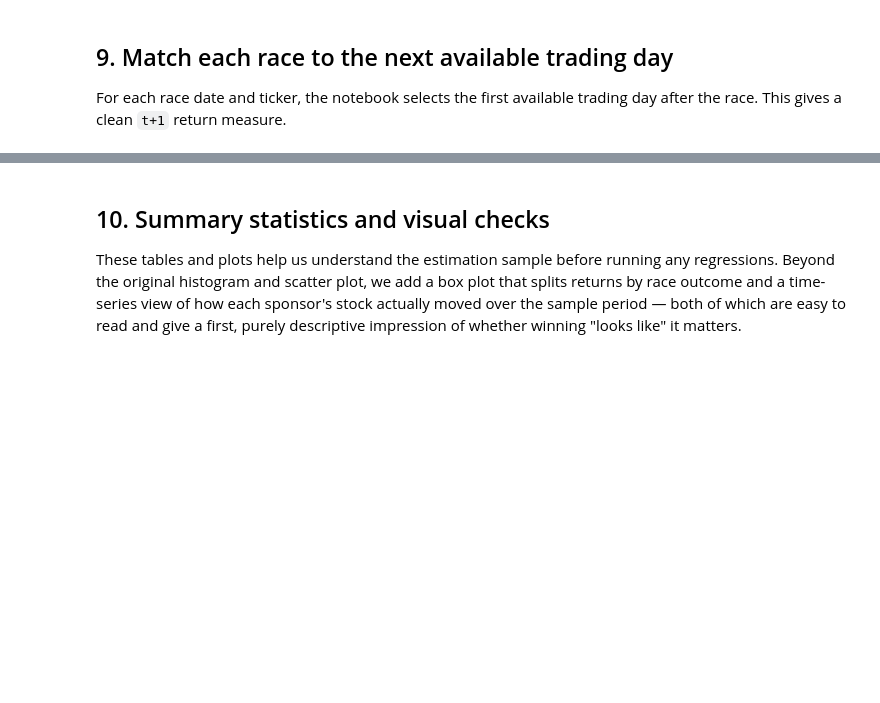
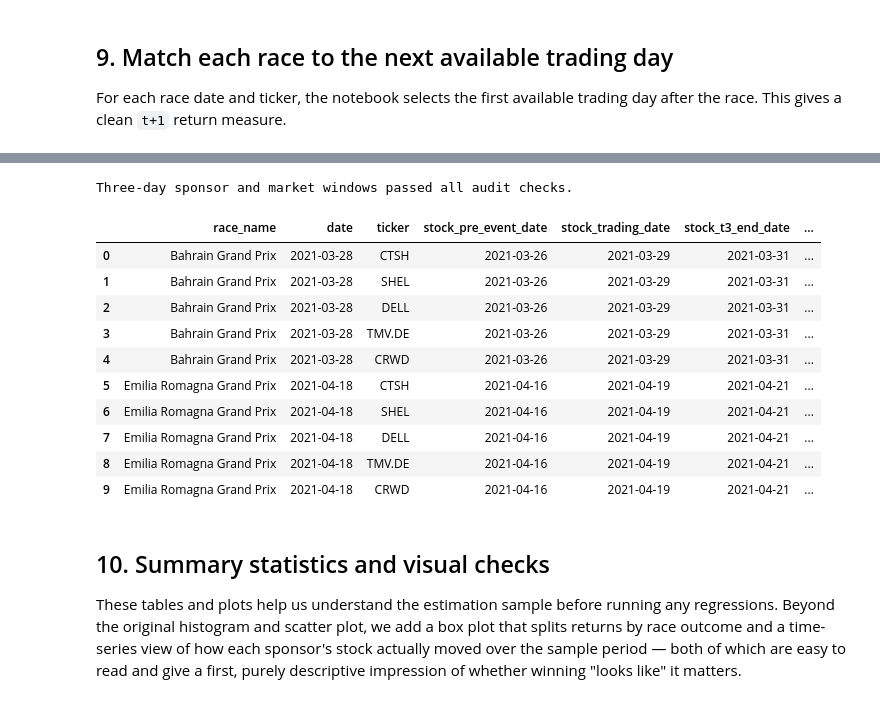
Before and after one commit to dhruv-shxh/f1-sponsor-stocks, a Jupyter notebook: f1_sponsor_analysis_final_robust_new.ipynb, the cells around one changed output, grey strips where cells are left out. Drawn from its saved outputs; the diff is of its cells as text; code cells hidden in the pictures; blank space fills up the shorter version.

```diff
--- a/f1_sponsor_analysis_final_robust_new.ipynb
+++ b/f1_sponsor_analysis_final_robust_new.ipynb
@@ -747,3 +804,60 @@ Duplicate columns: []
+# %%
+audit = analysis_finance.dropna(
+    subset=[
+        "stock_pre_event_date",
+        "stock_trading_date",
+        "stock_t3_end_date",
+        "stock_pre_event_close",
+        "stock_t3_end_close",
+        "stock_return_t3",
+        "market_pre_event_close",
+        "market_t3_end_close",
+        "market_return_t3",
+    ]
+).copy()
+
+assert (audit["stock_pre_event_date"] < audit["stock_trading_date"]).all()
+assert (audit["stock_trading_date"] < audit["stock_t3_end_date"]).all()
+
+assert np.allclose(
+    audit["stock_return_t3"],
+    audit["stock_t3_end_close"] / audit["stock_pre_event_close"] - 1
+)
+
+assert np.allclose(
+    audit["market_return_t3"],
+    audit["market_t3_end_close"] / audit["market_pre_event_close"] - 1
+)
+
+print("Three-day sponsor and market windows passed all audit checks.")
+
+audit[
+    [
+        "race_name",
+        "date",
+        "ticker",
+        "stock_pre_event_date",
+        "stock_trading_date",
+        "stock_t3_end_date",
+        "stock_return_t1",
+        "stock_return_t3",
+        "market_return_t1",
+        "market_return_t3",
+    ]
+].head(10)
+# %% [output]
+Three-day sponsor and market windows passed all audit checks.
+|  | race_name | date | ticker | stock_pre_event_date | stock_trading_date | stock_t3_end_date | ... |
+| 0 | Bahrain Grand Prix | 2021-03-28 | CTSH | 2021-03-26 | 2021-03-29 | 2021-03-31 | ... |
+| 1 | Bahrain Grand Prix | 2021-03-28 | SHEL | 2021-03-26 | 2021-03-29 | 2021-03-31 | ... |
+| 2 | Bahrain Grand Prix | 2021-03-28 | DELL | 2021-03-26 | 2021-03-29 | 2021-03-31 | ... |
+| 3 | Bahrain Grand Prix | 2021-03-28 | TMV.DE | 2021-03-26 | 2021-03-29 | 2021-03-31 | ... |
+| 4 | Bahrain Grand Prix | 2021-03-28 | CRWD | 2021-03-26 | 2021-03-29 | 2021-03-31 | ... |
+| 5 | Emilia Romagna Grand Prix | 2021-04-18 | CTSH | 2021-04-16 | 2021-04-19 | 2021-04-21 | ... |
+| 6 | Emilia Romagna Grand Prix | 2021-04-18 | SHEL | 2021-04-16 | 2021-04-19 | 2021-04-21 | ... |
+| 7 | Emilia Romagna Grand Prix | 2021-04-18 | DELL | 2021-04-16 | 2021-04-19 | 2021-04-21 | ... |
+| 8 | Emilia Romagna Grand Prix | 2021-04-18 | TMV.DE | 2021-04-16 | 2021-04-19 | 2021-04-21 | ... |
+| 9 | Emilia Romagna Grand Prix | 2021-04-18 | CRWD | 2021-04-16 | 2021-04-19 | 2021-04-21 | ... |
 # %%
 analysis_finance = analysis_finance.loc[:, ~analysis_finance.columns.duplicated()].copy()
 # %% [markdown]
```
Also changed, not shown: parts of 11 cells of this notebook, 2 other files.
